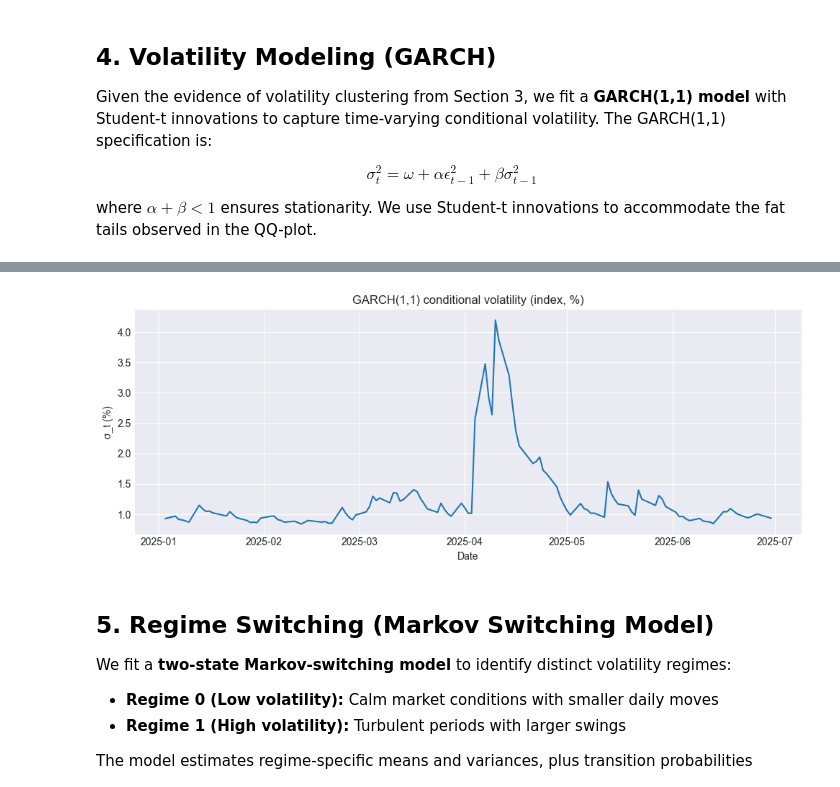
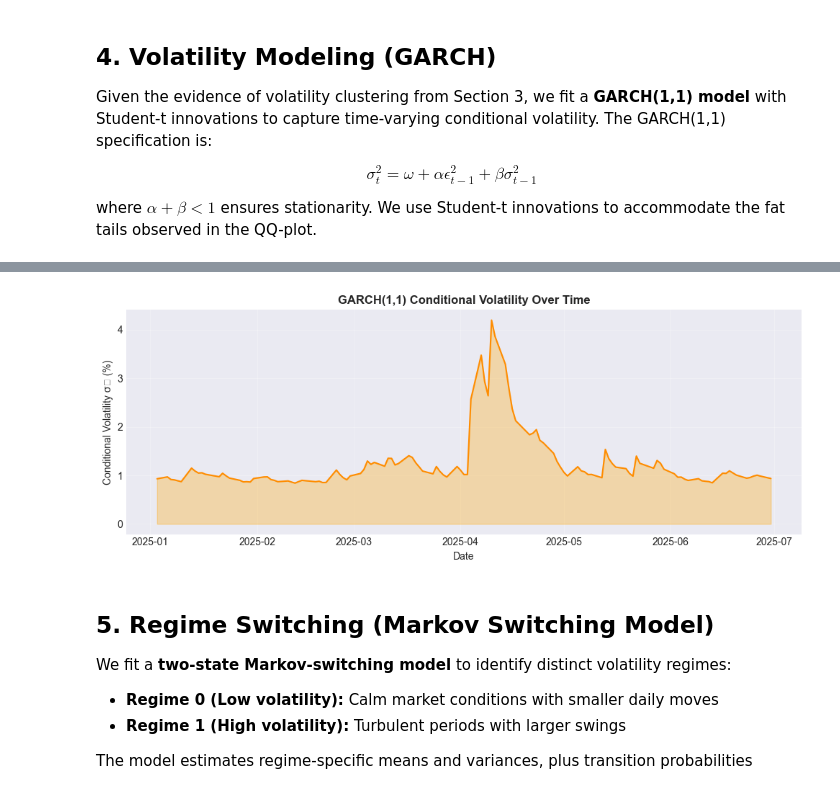
Before and after one commit to ryluo-04/ECE225A_project, a Jupyter notebook: 225-project.ipynb, the cells around one changed output, grey strips where cells are left out. Saved outputs shown, nothing was run; the diff lists cells and outputs as text; code cells hidden in the pictures.

```diff
--- a/225-project.ipynb
+++ b/225-project.ipynb
@@ -309,21 +307,30 @@ $$\sigma_t^2 = \omega + \alpha \epsilon_{t-1}^2 + \beta \sigma_{t-1}^2$$
 where $\alpha + \beta < 1$ ensures stationarity. We use Student-t innovations to accommodate the fat tails observed in the QQ-plot.
 # %%
 # Scale to percentage points to match typical GARCH parameter magnitudes
+# NOTE: arch_model expects a 1D Series or array; r is already a Series
 index_returns_pct = r * 100
 
 # Student-t GARCH(1,1) to capture fat tails and volatility clustering
+# Model specification: σ²_t = ω + α·ε²_{t-1} + β·σ²_{t-1}
 am = arch_model(index_returns_pct, vol="Garch", p=1, q=1, dist="t")
 res_garch = am.fit(update_freq=5, disp="off")
 
 print(res_garch.summary())
 
+# Extract conditional volatility; ensure index alignment with original returns
 cond_vol = res_garch.conditional_volatility
+if isinstance(cond_vol, pd.Series):
+    # If already a Series, ensure index matches r.index
+    cond_vol = cond_vol.reindex(r.index)
+else:
+    # If array, convert to Series with r.index
+    cond_vol = pd.Series(cond_vol, index=r.index, name="cond_vol")
 
 # FIGURE 6: GARCH conditional volatility over time
 # Notice: Volatility spikes during turbulent periods and mean-reverts during calm periods
 plt.figure(figsize=(10, 4))
-plt.plot(r.index, cond_vol, color="darkorange", linewidth=1.5)
-plt.fill_between(r.index, 0, cond_vol, alpha=0.3, color="orange")
+plt.plot(cond_vol.index, cond_vol.values, color="darkorange", linewidth=1.5)
+plt.fill_between(cond_vol.index, 0, cond_vol.values, alpha=0.3, color="orange")
 plt.title("GARCH(1,1) Conditional Volatility Over Time", fontsize=12, fontweight="bold")
 plt.xlabel("Date")
 plt.ylabel("Conditional Volatility σₜ (%)")
@@ -344,11 +351,11 @@ Time:                              00:49:34   Df Model:
                                  Mean Model
 ===========================================================================
 ... (14 lines left out)
 nu             4.0522      1.388      2.919  3.506e-03 [  1.332,  6.773]
 ========================================================================
 
 Covariance estimator: robust
-[figure, old version]
+[figure, new version]
 # %% [markdown]
 ## 5. Regime Switching (Markov Switching Model)
 
```
Also changed, not shown: parts of 6 cells of this notebook.
